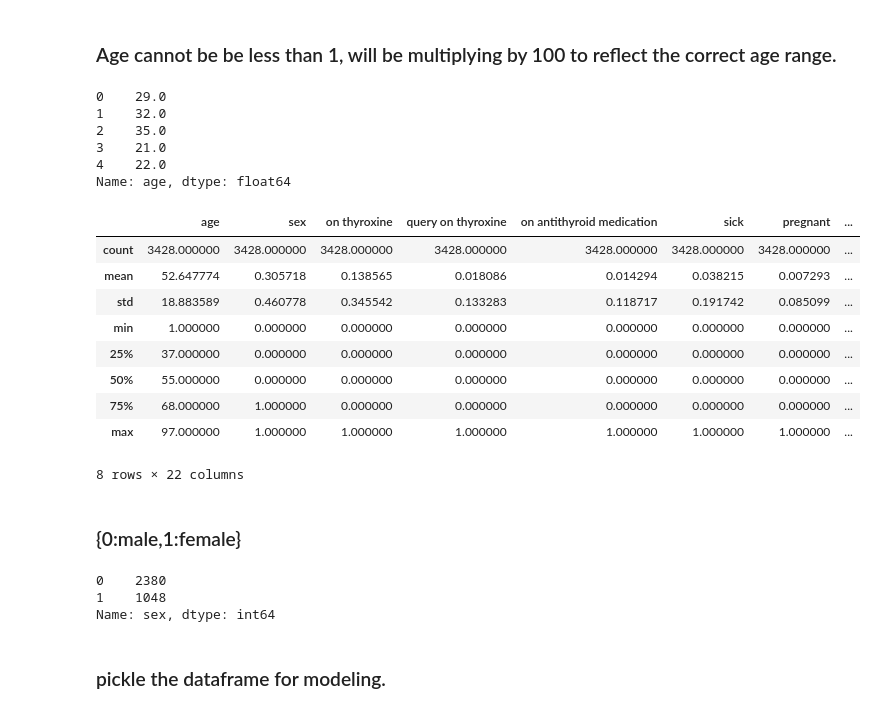
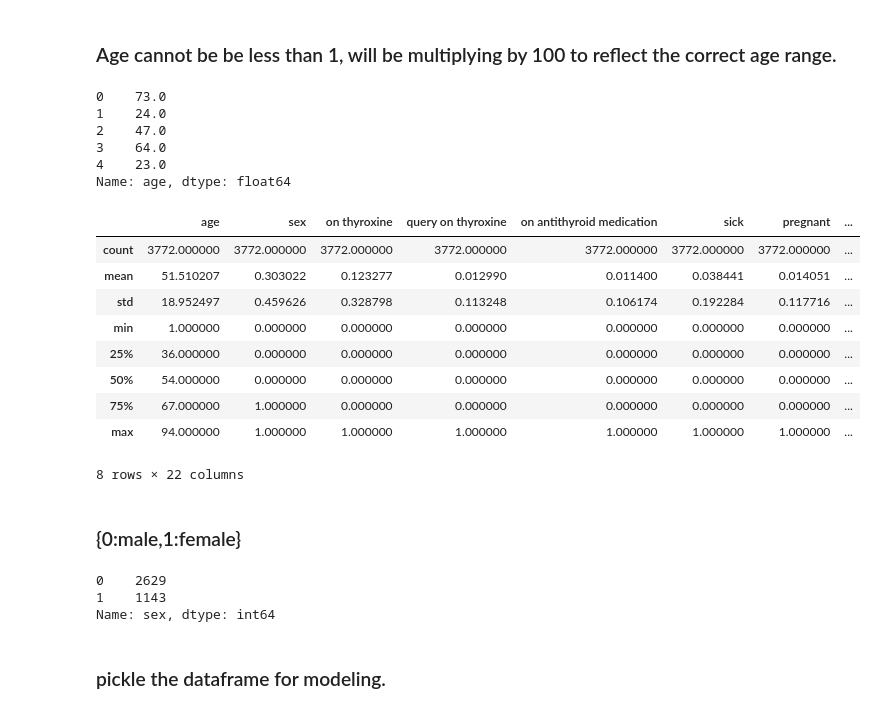
Before and after one commit to rahul7a/thyroid-classification, a Jupyter notebook: DataWrangling/Data_wrangling_ANN.ipynb, the cells around one changed output. Saved outputs shown, nothing was run; the diff lists cells and outputs as text; code cells hidden in the pictures.

```diff
--- a/DataWrangling/Data_wrangling_ANN.ipynb
+++ b/DataWrangling/Data_wrangling_ANN.ipynb
@@ -9,3 +9,3 @@ import numpy as np
 # %%
-test_df = pd.read_csv("../data/ann-test.csv", header=None)
+train_df = pd.read_csv("../data/ann-train.csv", header=None)
 # %%
@@ -25,7 +25,7 @@ col_names=["age","sex","on thyroxine","query on thyroxine","on antithyroid medic
            "I131 treatment","query hypothyroid","query hyperthyroid","lithium","goitre","tumor","hypopituitary","psych",
            "TSH measured","T3 measured","TT4 measured","T4U measured","FTI measured","class"]
 # %%
-test_df.columns = col_names
-test_df.head()
+train_df.columns = col_names
+train_df.head()
 # %% [output]
 |  | age | sex | on thyroxine | query on thyroxine | on antithyroid medication | sick | pregnant | ... |
@@ -66,13 +66,13 @@ False
 # %% [markdown]
 ### Age cannot be be less than 1, will be multiplying by 100 to reflect the correct age range.
 # %%
-test_df['age'] = test_df['age'].apply(lambda x: x*100)
-test_df['age'].head()
+train_df['age'] = train_df['age'].apply(lambda x: x*100)
+train_df['age'].head()
 # %% [output]
-0    29.0
-1    32.0
-2    35.0
-3    21.0
-4    22.0
+0    73.0
+1    24.0
+2    47.0
+3    64.0
+4    23.0
 Name: age, dtype: float64
 # %%
@@ -80,23 +80,23 @@ Name: age, dtype: float64
 # %%
-test_df.describe()
+train_df.describe()
 # %% [output]
 |  | age | sex | on thyroxine | query on thyroxine | on antithyroid medication | sick | pregnant | ... |
-| count | 3428.000000 | 3428.000000 | 3428.000000 | 3428.000000 | 3428.000000 | 3428.000000 | 3428.000000 | ... |
-| mean | 52.647774 | 0.305718 | 0.138565 | 0.018086 | 0.014294 | 0.038215 | 0.007293 | ... |
-| std | 18.883589 | 0.460778 | 0.345542 | 0.133283 | 0.118717 | 0.191742 | 0.085099 | ... |
+| count | 3772.000000 | 3772.000000 | 3772.000000 | 3772.000000 | 3772.000000 | 3772.000000 | 3772.000000 | ... |
+| mean | 51.510207 | 0.303022 | 0.123277 | 0.012990 | 0.011400 | 0.038441 | 0.014051 | ... |
+| std | 18.952497 | 0.459626 | 0.328798 | 0.113248 | 0.106174 | 0.192284 | 0.117716 | ... |
 | min | 1.000000 | 0.000000 | 0.000000 | 0.000000 | 0.000000 | 0.000000 | 0.000000 | ... |
-| 25% | 37.000000 | 0.000000 | 0.000000 | 0.000000 | 0.000000 | 0.000000 | 0.000000 | ... |
-| 50% | 55.000000 | 0.000000 | 0.000000 | 0.000000 | 0.000000 | 0.000000 | 0.000000 | ... |
-| 75% | 68.000000 | 1.000000 | 0.000000 | 0.000000 | 0.000000 | 0.000000 | 0.000000 | ... |
-| max | 97.000000 | 1.000000 | 1.000000 | 1.000000 | 1.000000 | 1.000000 | 1.000000 | ... |
+| 25% | 36.000000 | 0.000000 | 0.000000 | 0.000000 | 0.000000 | 0.000000 | 0.000000 | ... |
+| 50% | 54.000000 | 0.000000 | 0.000000 | 0.000000 | 0.000000 | 0.000000 | 0.000000 | ... |
+| 75% | 67.000000 | 1.000000 | 0.000000 | 0.000000 | 0.000000 | 0.000000 | 0.000000 | ... |
+| max | 94.000000 | 1.000000 | 1.000000 | 1.000000 | 1.000000 | 1.000000 | 1.000000 | ... |
 8 rows × 22 columns
 # %% [markdown]
 ### {0:male,1:female}
 # %%
-test_df['sex'].value_counts()
+train_df['sex'].value_counts()
 # %% [output]
-0    2380
-1    1048
+0    2629
+1    1143
 Name: sex, dtype: int64
 # %% [markdown]
 ### pickle the dataframe for modeling.
```
Also changed, not shown: parts of 8 cells of this notebook, 4 other files.
